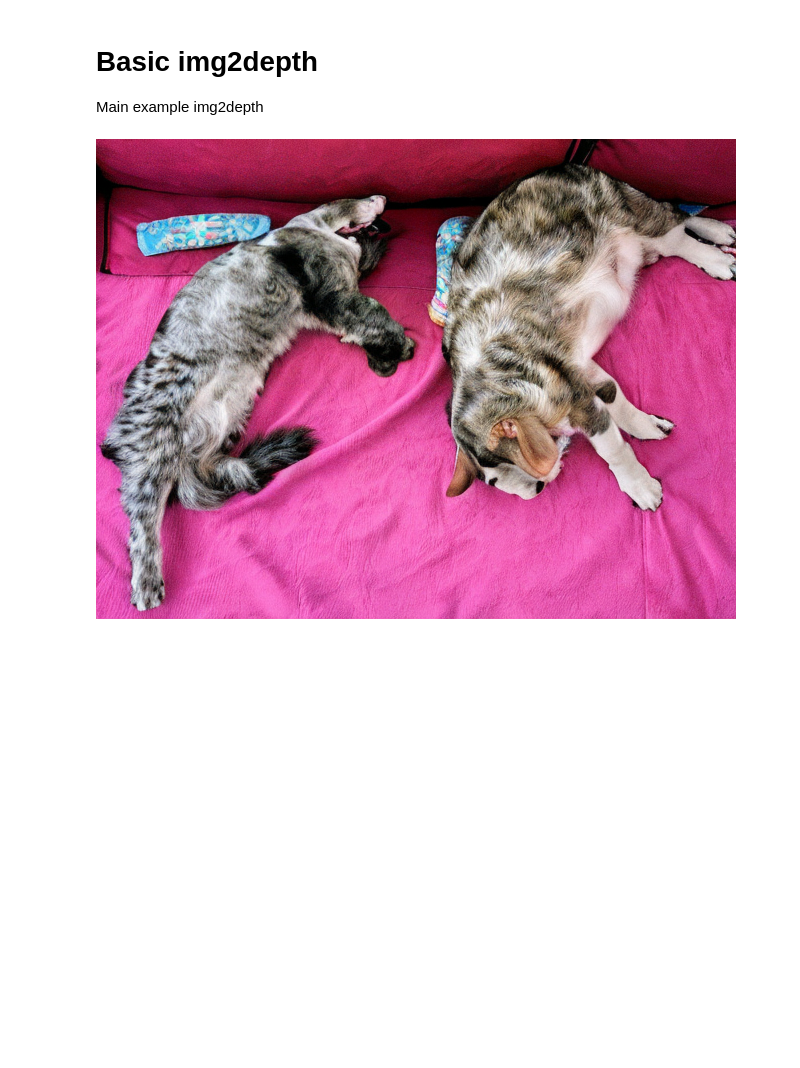
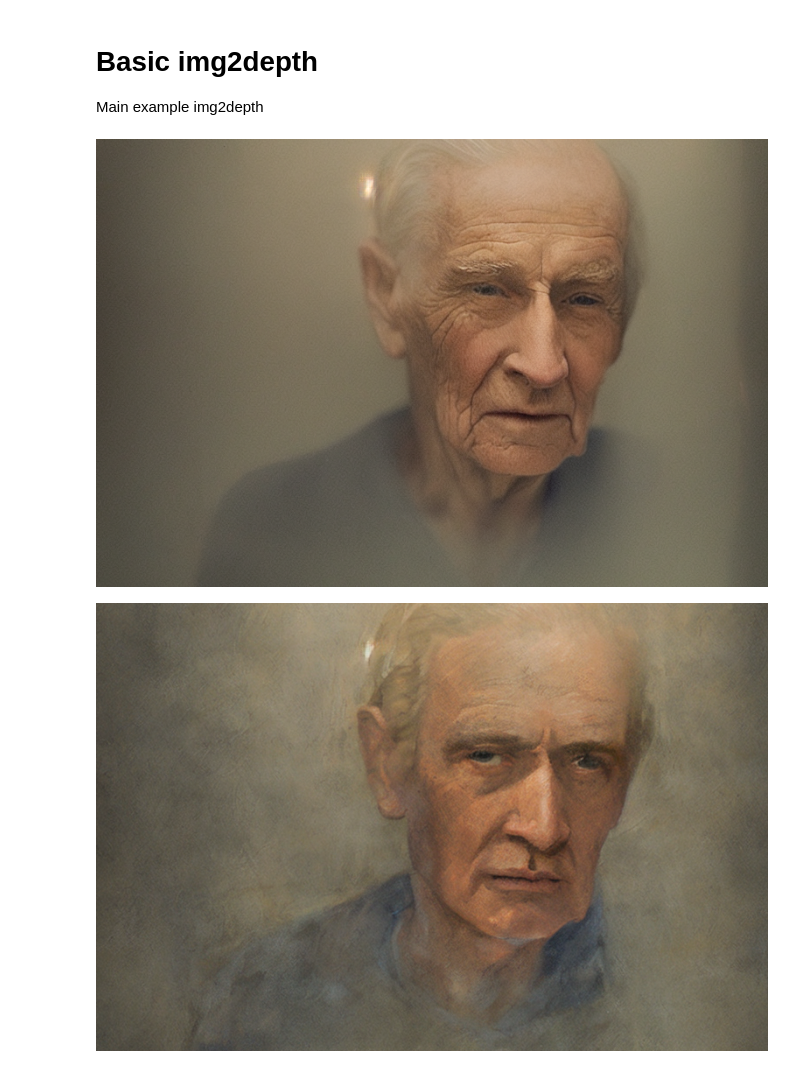
Before and after one commit to albertotrunk/depth2video, a Jupyter notebook: stable_diffusion_depth2video_tutorial.ipynb, the cells around one changed output. Drawn from its saved outputs; the diff is of its cells as text; code cells hidden in the pictures; blank space fills up the shorter version.

```diff
--- a/stable_diffusion_depth2video_tutorial.ipynb
+++ b/stable_diffusion_depth2video_tutorial.ipynb
@@ -76,25 +76,27 @@ Main example img2depth
 # %%
 import torch
 import requests
 from PIL import Image
 from diffusers import StableDiffusionDepth2ImgPipeline
 
 pipe = StableDiffusionDepth2ImgPipeline.from_pretrained(
    "stabilityai/stable-diffusion-2-depth",
    torch_dtype=torch.float16,
 ).to("cuda")
 
-url = "http://images.cocodataset.org/val2017/000000039769.jpg"
+url = "https://github.com/Stability-AI/stablediffusion/blob/main/assets/stable-samples/depth2img/old_man.png?raw=true"
 init_image = Image.open(requests.get(url, stream=True).raw)
 
-init_image
 
-prompt = "2 dogs" #@param {type:"string"}
+prompt = "a render of a young man" #@param {type:"string"}
 n_propmt = "bad, deformed, ugly, bad anotomy" #@param {type:"string"}
-strength = 0.7  #@param {type:"slider", min:0, max:1, step:0.1}
+strength = 0.4  #@param {type:"slider", min:0, max:1, step:0.1}
 
 image = pipe(prompt=prompt, image=init_image, negative_prompt=n_propmt, strength=strength).images[0]
 
-image
+from IPython.display import Image, display
+display(init_image)
+display(image)
 # %% [output]
-[figure, old version]
+[figure, new version]
+[figure, added]
```
